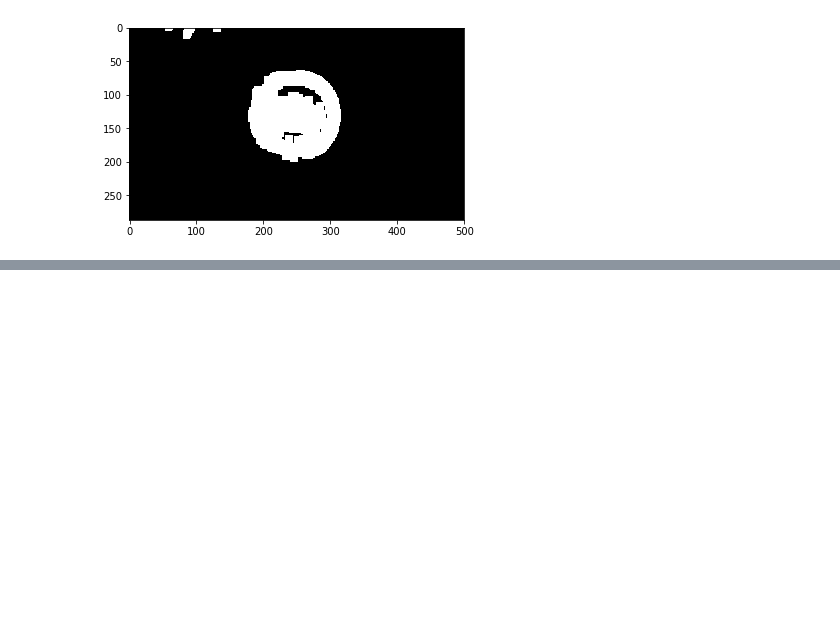
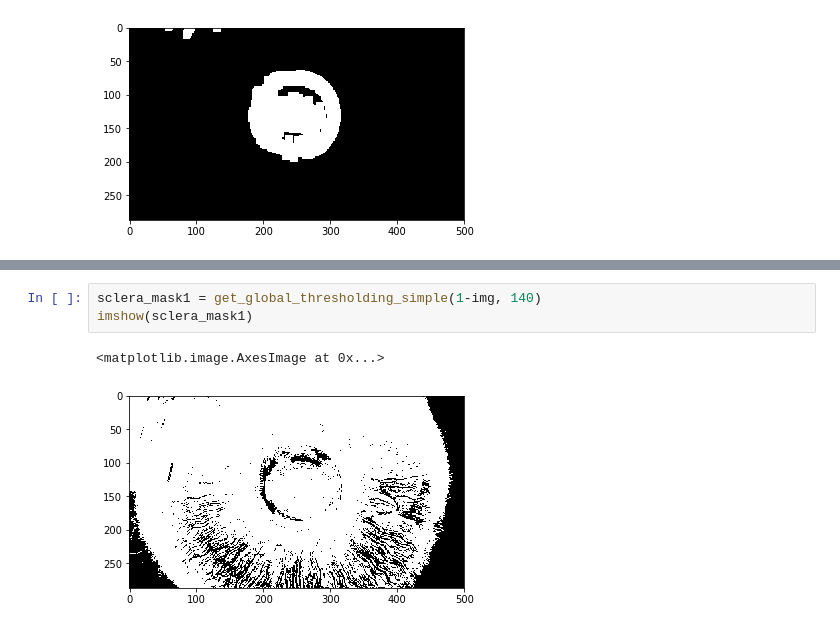
Before and after one commit to alcaster/Biometry-October, a Jupyter notebook: Operation on pixels.ipynb, the cells around one changed output, grey strips where cells are left out. Cells and saved outputs as stored; diff of their text form; blank space fills up the shorter version.

```diff
--- a/Operation on pixels.ipynb
+++ b/Operation on pixels.ipynb
@@ -376,0 +395,6 @@ imshow(a)
+# %%
+sclera_mask1 = get_global_thresholding_simple(1-img, 140)
+imshow(sclera_mask1)
+# %% [output]
+<matplotlib.image.AxesImage at 0x...>
+[figure, added]
```
Also changed, not shown: parts of 17 cells of this notebook.
